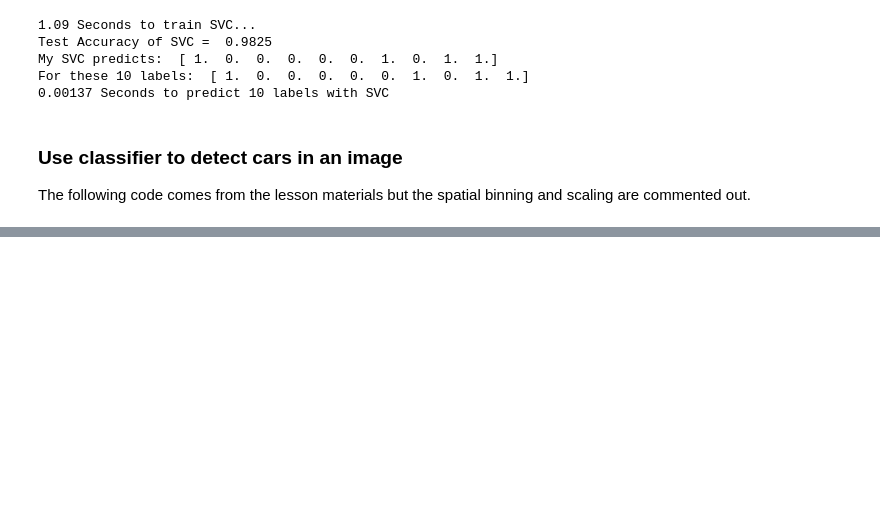
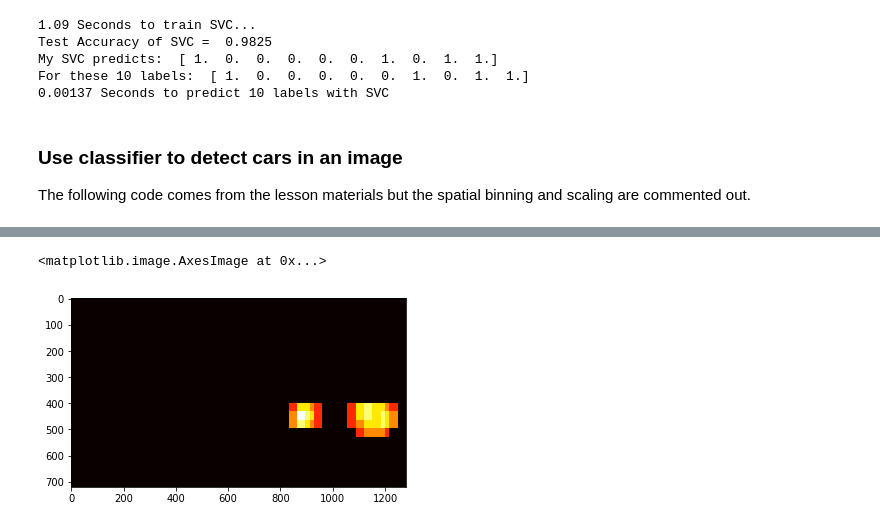
Before and after one commit to jingz8804/CarND-Vehicle-Detection, a Jupyter notebook: project-vechicle-detection.ipynb, the cells around one changed output, grey strips where cells are left out. Cells and saved outputs as stored; diff of their text form; code cells hidden in the pictures; blank space fills up the shorter version.

```diff
--- a/project-vechicle-detection.ipynb
+++ b/project-vechicle-detection.ipynb
@@ -330,0 +393,7 @@ plt.imshow(out_img)
+# %%
+# now apply a threshold
+heatmap = apply_threshold(heatmap, 2)
+plt.imshow(heatmap, cmap='hot')
+# %% [output]
+<matplotlib.image.AxesImage at 0x...>
+[figure, added]
```
Also changed, not shown: parts of 23 cells of this notebook, 3 other files.
